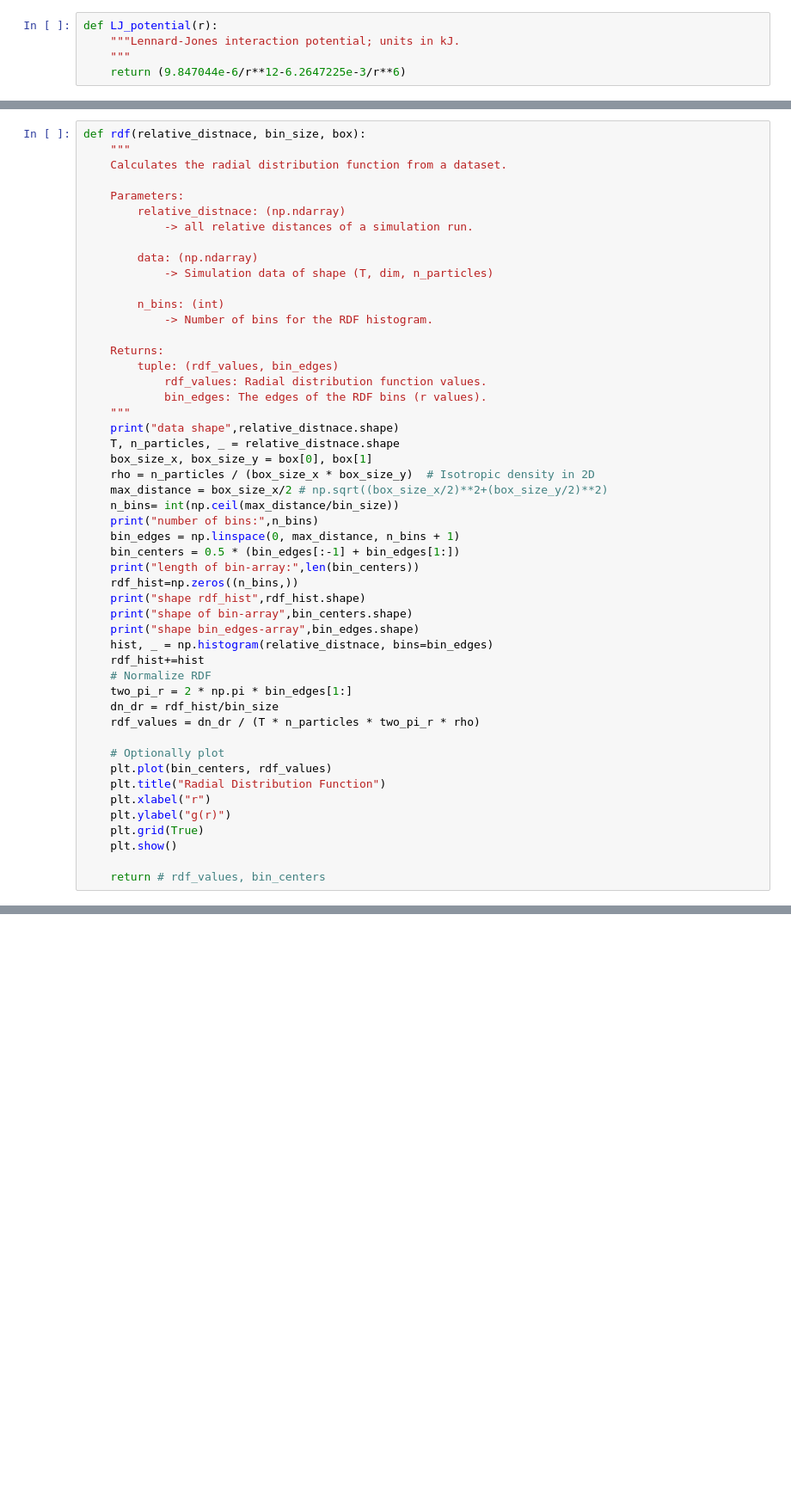
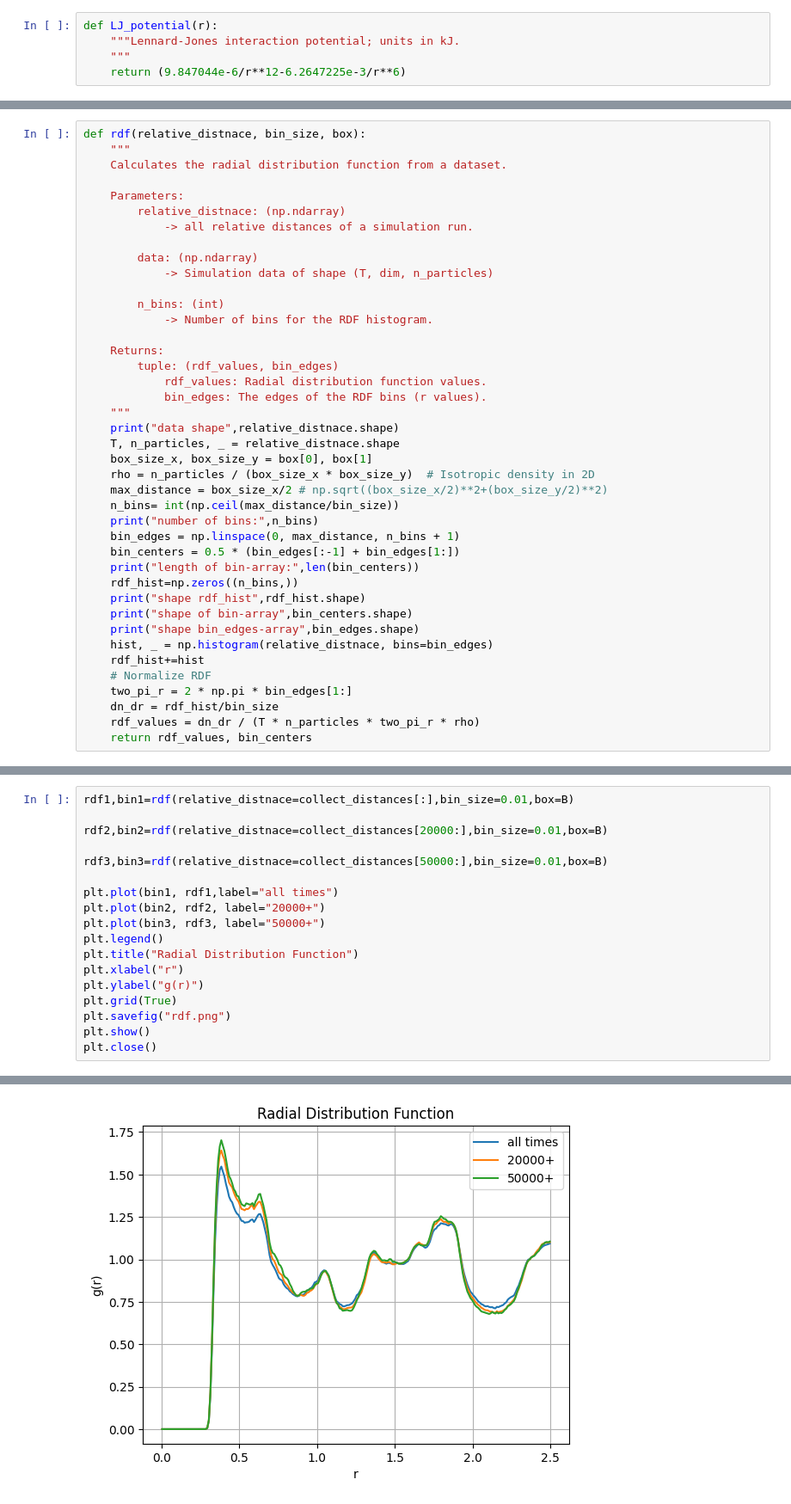
Before and after one commit to DominicNieder/Complex-Classical-Systems, a Jupyter notebook: 07Sheet/DominicNie_07.ipynb, the cells around one changed output, grey strips where cells are left out. Shown: that part at 86% size. Drawn from its saved outputs; the diff is of its cells as text; blank space fills up the shorter version.

```diff
--- a/07Sheet/DominicNie_07.ipynb
+++ b/07Sheet/DominicNie_07.ipynb
@@ -281,13 +273,4 @@ def rdf(relative_distnace, bin_size, box):
     two_pi_r = 2 * np.pi * bin_edges[1:]
     dn_dr = rdf_hist/bin_size
     rdf_values = dn_dr / (T * n_particles * two_pi_r * rho)
-
-    # Optionally plot
-    plt.plot(bin_centers, rdf_values)
-    plt.title("Radial Distribution Function")
-    plt.xlabel("r")
-    plt.ylabel("g(r)")
-    plt.grid(True)
-    plt.show()
-
-    return # rdf_values, bin_centers
+    return rdf_values, bin_centers
@@ -303,0 +277,19 @@ shape bin_edges-array (251,)
+# %%
+rdf1,bin1=rdf(relative_distnace=collect_distances[:],bin_size=0.01,box=B)
+
+rdf2,bin2=rdf(relative_distnace=collect_distances[20000:],bin_size=0.01,box=B)
+
+rdf3,bin3=rdf(relative_distnace=collect_distances[50000:],bin_size=0.01,box=B)
+
+plt.plot(bin1, rdf1,label="all times")
+plt.plot(bin2, rdf2, label="20000+")
+plt.plot(bin3, rdf3, label="50000+")
+plt.legend()
+plt.title("Radial Distribution Function")
+plt.xlabel("r")
+plt.ylabel("g(r)")
+plt.grid(True)
+plt.savefig("rdf.png")
+plt.show()
+plt.close()
+# %% [output]
@@ -304,3 +314,4 @@ shape bin_edges-array (251,)
+[figure, added]
 # %%
 def animate(
         frame,
```
Also changed, not shown: parts of 6 cells of this notebook, 1 other file.
